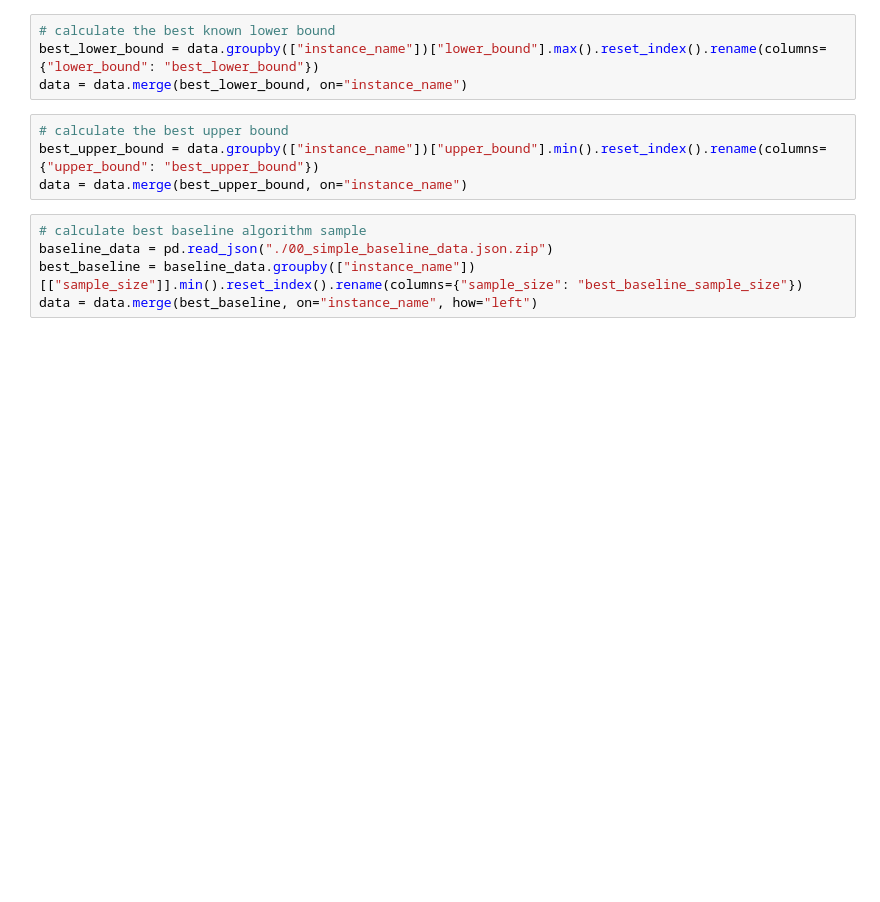
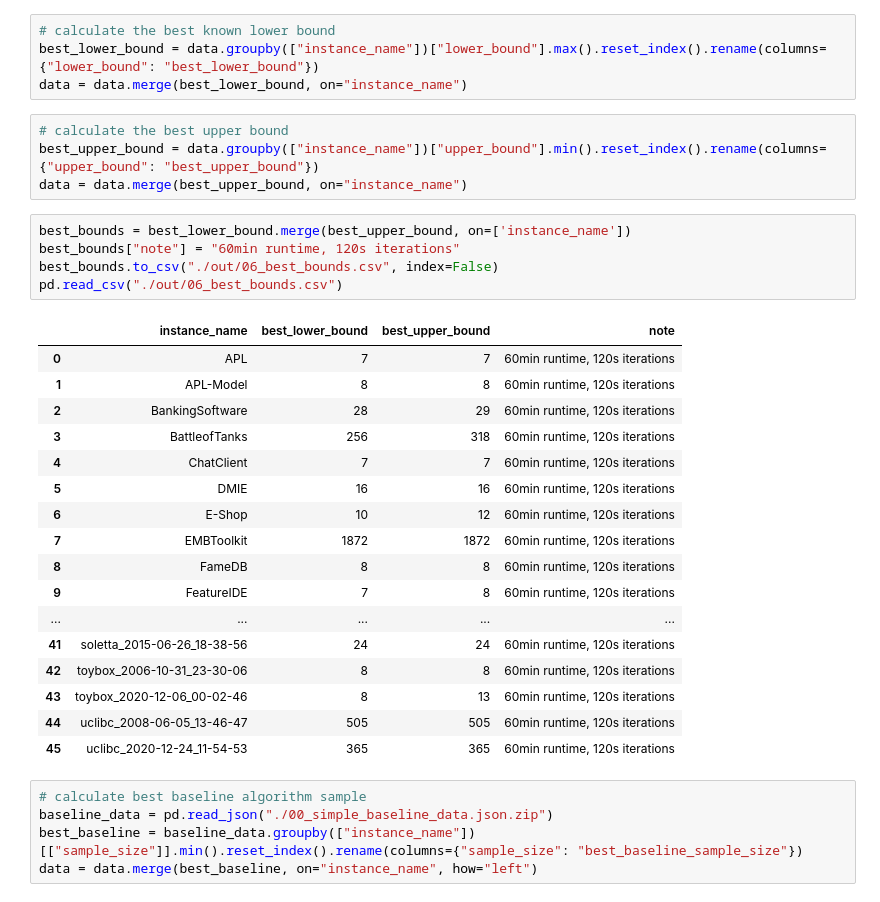
Before and after one commit to tubs-alg/SampLNS, a Jupyter notebook: evaluation/08_longer_iterations/06_overview_table.ipynb, the cells around one changed output. Cells and saved outputs as stored; diff of their text form; blank space fills up the shorter version.

```diff
--- a/evaluation/08_longer_iterations/06_overview_table.ipynb
+++ b/evaluation/08_longer_iterations/06_overview_table.ipynb
@@ -25,6 +25,29 @@ data = data.merge(best_lower_bound, on="instance_name")
 # calculate the best upper bound
 best_upper_bound = data.groupby(["instance_name"])["upper_bound"].min().reset_index().rename(columns={"upper_bound": "best_upper_bound"})
 data = data.merge(best_upper_bound, on="instance_name")
+# %%
+best_bounds = best_lower_bound.merge(best_upper_bound, on=['instance_name'])
+best_bounds["note"] = "60min runtime, 120s iterations"
+best_bounds.to_csv("./out/06_best_bounds.csv", index=False)
+pd.read_csv("./out/06_best_bounds.csv")
+# %% [output]
+|  | instance_name | best_lower_bound | best_upper_bound | note |
+| 0 | APL | 7 | 7 | 60min runtime, 120s iterations |
+| 1 | APL-Model | 8 | 8 | 60min runtime, 120s iterations |
+| 2 | BankingSoftware | 28 | 29 | 60min runtime, 120s iterations |
+| 3 | BattleofTanks | 256 | 318 | 60min runtime, 120s iterations |
+| 4 | ChatClient | 7 | 7 | 60min runtime, 120s iterations |
+| 5 | DMIE | 16 | 16 | 60min runtime, 120s iterations |
+| 6 | E-Shop | 10 | 12 | 60min runtime, 120s iterations |
+| 7 | EMBToolkit | 1872 | 1872 | 60min runtime, 120s iterations |
+| 8 | FameDB | 8 | 8 | 60min runtime, 120s iterations |
+| 9 | FeatureIDE | 7 | 8 | 60min runtime, 120s iterations |
+| ... | ... | ... | ... | ... |
+| 41 | soletta_2015-06-26_18-38-56 | 24 | 24 | 60min runtime, 120s iterations |
+| 42 | toybox_2006-10-31_23-30-06 | 8 | 8 | 60min runtime, 120s iterations |
+| 43 | toybox_2020-12-06_00-02-46 | 8 | 13 | 60min runtime, 120s iterations |
+| 44 | uclibc_2008-06-05_13-46-47 | 505 | 505 | 60min runtime, 120s iterations |
+| 45 | uclibc_2020-12-24_11-54-53 | 365 | 365 | 60min runtime, 120s iterations |
 # %%
 # calculate best baseline algorithm sample
 baseline_data = pd.read_json("./00_simple_baseline_data.json.zip")
```
Also changed, not shown: parts of 2 cells of this notebook, 9 other files.
